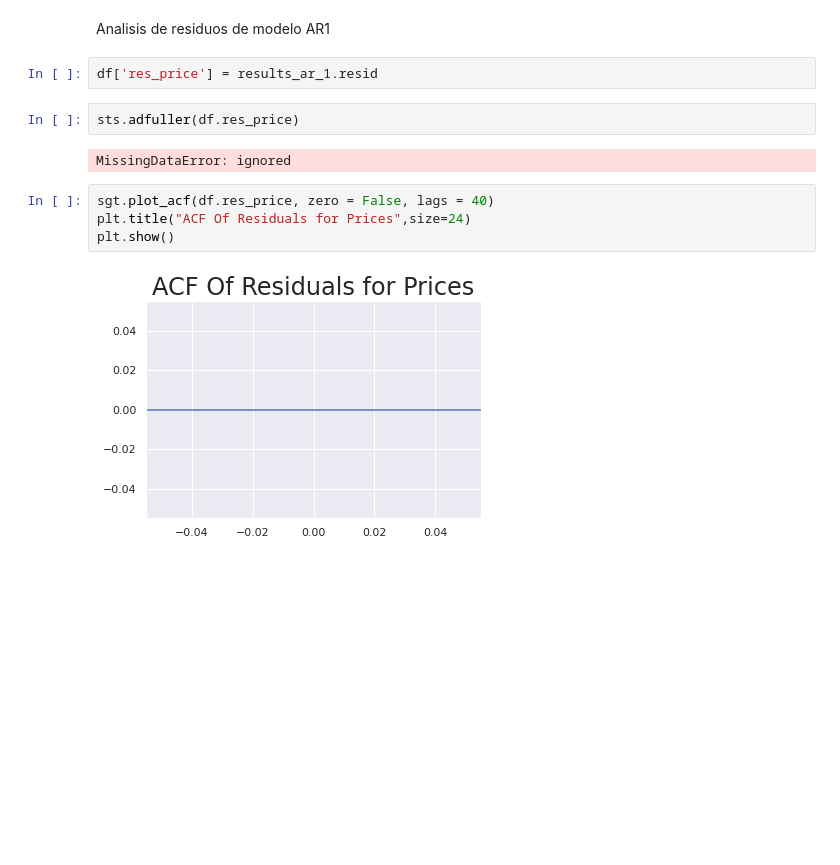
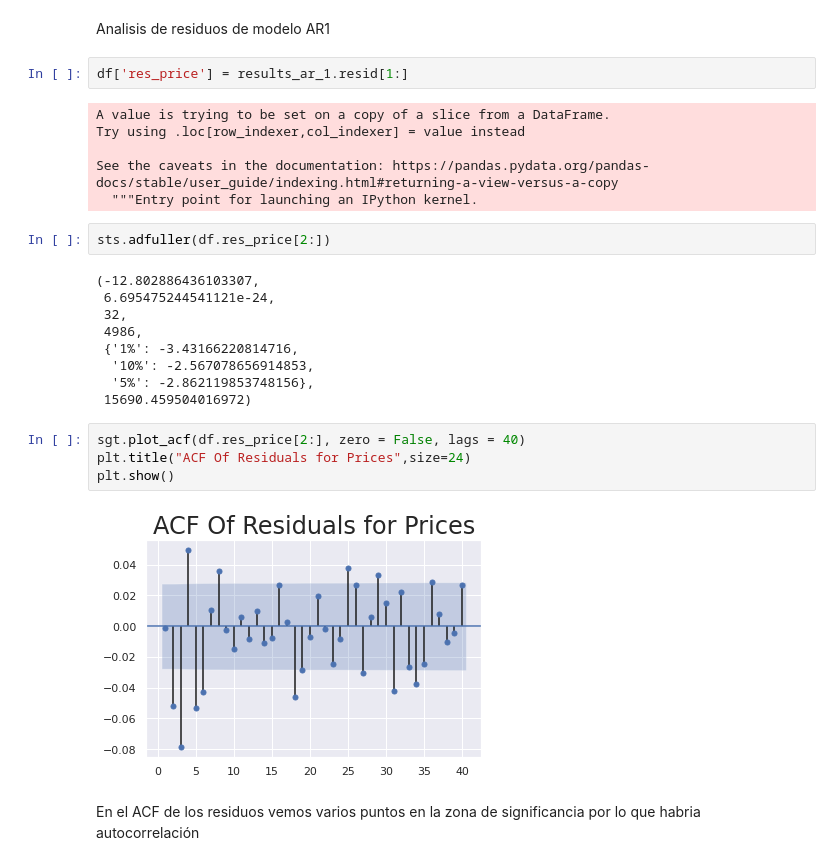
Before and after one commit to SelmaSan/curso-series-temporales, a Jupyter notebook: 5. Selma_Modelo_AR_retuns_mas_tarea.ipynb, the cells around one changed output. Saved outputs shown, nothing was run; the diff lists cells and outputs as text; blank space fills up the shorter version.

```diff
--- a/5. Selma_Modelo_AR_retuns_mas_tarea.ipynb
+++ b/5. Selma_Modelo_AR_retuns_mas_tarea.ipynb
@@ -157,15 +161,30 @@ p valor no significaativo, no se rechaza Ho, entonces el coeficiente es igual a
 # %% [markdown]
 Analisis de residuos de modelo AR1
 # %%
-df['res_price'] = results_ar_1.resid
+df['res_price'] = results_ar_1.resid[1:]
+# %% [output]
+A value is trying to be set on a copy of a slice from a DataFrame.
+Try using .loc[row_indexer,col_indexer] = value instead
+
+See the caveats in the documentation: https://pandas.pydata.org/pandas-docs/stable/user_guide/indexing.html#returning-a-view-versus-a-copy
+  """Entry point for launching an IPython kernel.
 # %%
-sts.adfuller(df.res_price)
+sts.adfuller(df.res_price[2:])
 # %% [output]
-MissingDataError: ignored
+(-12.802886436103307,
+ 6.695475244541121e-24,
+ 32,
+ 4986,
+ {'1%': -3.43166220814716,
+  '10%': -2.567078656914853,
+  '5%': -2.862119853748156},
+ 15690.459504016972)
 # %%
-sgt.plot_acf(df.res_price, zero = False, lags = 40)
+sgt.plot_acf(df.res_price[2:], zero = False, lags = 40)
 plt.title("ACF Of Residuals for Prices",size=24)
 plt.show()
 # %% [output]
-[figure, old version]
+[figure, new version]
+# %% [markdown]
+En el ACF de los residuos vemos varios puntos en la zona de significancia por lo que habria autocorrelación
 # %%
```
Also changed, not shown: parts of 26 cells of this notebook.
